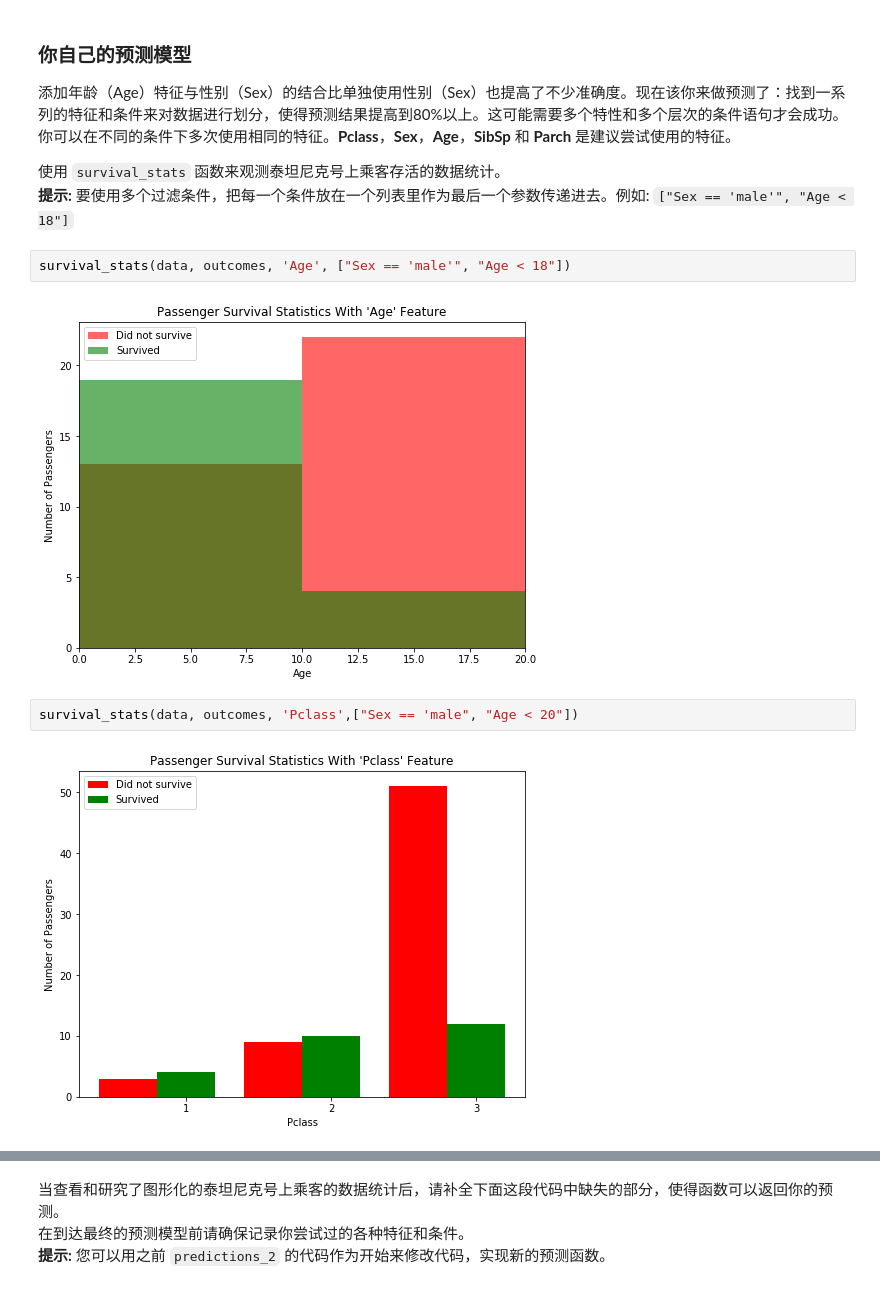
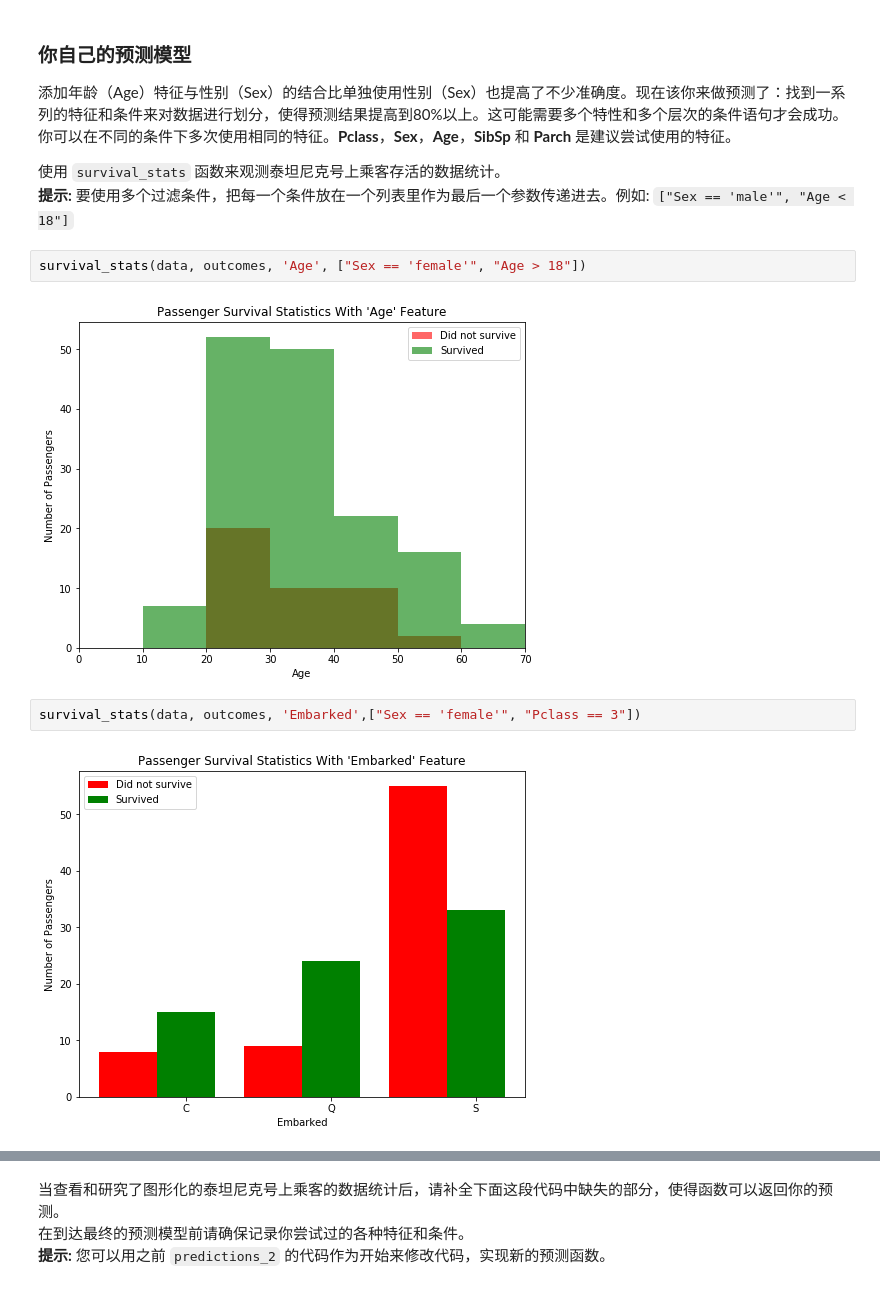
Before and after one commit to nikinikiniki/titanic_survival_exploration, a Jupyter notebook: titanic_survival_exploration.ipynb, the cells around one changed output, grey strips where cells are left out. Cells and saved outputs as stored; diff of their text form.

```diff
--- a/titanic_survival_exploration.ipynb
+++ b/titanic_survival_exploration.ipynb
@@ -233,11 +236,11 @@ Predictions have an accuracy of 79.35%.
 使用 `survival_stats` 函数来观测泰坦尼克号上乘客存活的数据统计。
 **提示:** 要使用多个过滤条件，把每一个条件放在一个列表里作为最后一个参数传递进去。例如: `["Sex == 'male'", "Age < 18"]`
 # %%
-survival_stats(data, outcomes, 'Age', ["Sex == 'male'", "Age < 18"])
+survival_stats(data, outcomes, 'Age', ["Sex == 'female'", "Age > 18"])
 # %% [output]
-[figure, old version]
+[figure, new version]
 # %%
-survival_stats(data, outcomes, 'Pclass',["Sex == 'male", "Age < 20"])
+survival_stats(data, outcomes, 'Embarked',["Sex == 'female'", "Pclass == 3"])
 # %% [output]
-[figure, old version]
+[figure, new version]
 # %%
```
Also changed, not shown: parts of 4 cells of this notebook, 1 other file.
